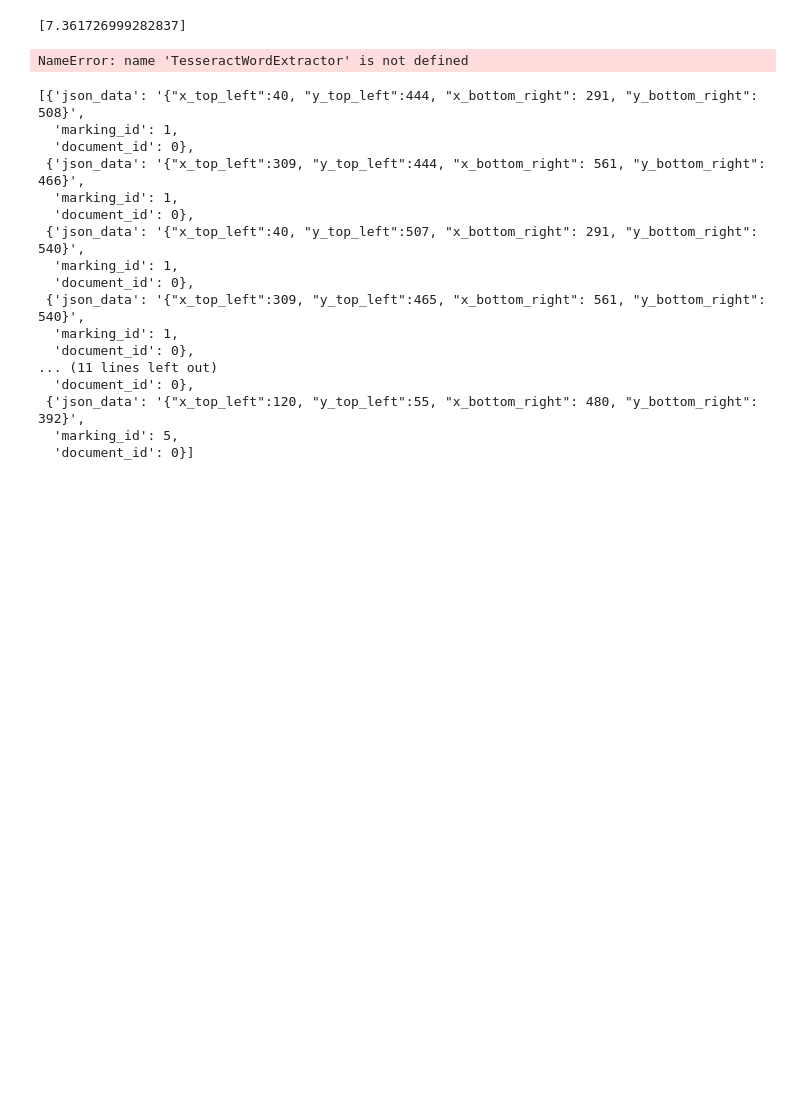
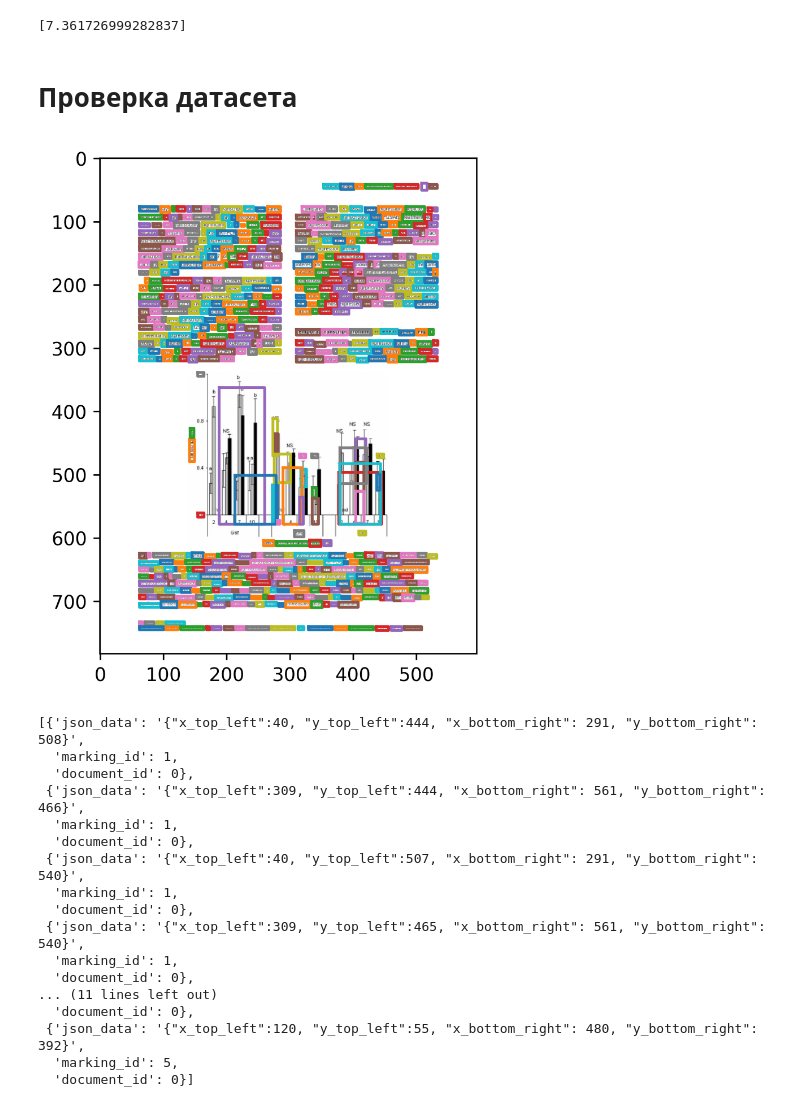
Before and after one commit to Dann38/layout_highlighter, a Jupyter notebook: imgDoc/model_training/dataset/json_dataset_from_micro_ts_publaynet.ipynb, the cells around one changed output. Saved outputs shown, nothing was run; the diff lists cells and outputs as text; code cells hidden in the pictures; blank space fills up the shorter version.

```diff
--- a/imgDoc/model_training/dataset/json_dataset_from_micro_ts_publaynet.ipynb
+++ b/imgDoc/model_training/dataset/json_dataset_from_micro_ts_publaynet.ipynb
@@ -29,6 +29,12 @@ def read_words(name_file):
         word.set_two_points(w)
         words.append(word)
     return words
+
+def read_Image(name_file):
+    path_file = os.path.join(path_mini_publaynet_train, name_file )
+    image = Image()
+    image.set_img_from_path(path_file)
+    return image
 
 def get_file_dataset(dataset, model, fun_get_words):
     list_vec = []
@@ -118,17 +124,29 @@ vec: 0.002740621566772461
 times_list
 # %% [output]
 [7.361726999282837]
+# %% [markdown]
+# Проверка датасета
 # %%
 import matplotlib.pyplot as plt
-t = TesseractWordExtractor()
-from img_doc.editors import AdapBinarizer
-
-b = AdapBinarizer()
-# %% [output]
-NameError: name 'TesseractWordExtractor' is not defined
 # %%
-doc = dataset["documents"][0]
-image = read_image(doc["image64"])
+doc_index = 1350
+
+doc = dataset["documents"][doc_index]
+words = read_words(doc["image64"])
+image = read_Image(doc["image64"])
+
+plt.figure(dpi=600)
+
+plt.imshow(image.img)
+
+for word in words:
+    x0 = word.segment.x_top_left
+    y0 = word.segment.y_top_left
+    x1 = word.segment.x_bottom_right
+    y1 = word.segment.y_bottom_right
+    plt.plot([x0, x0, x1, x1, x0], [y0, y1, y1, y0, y0])
+# %% [output]
+[figure, added]
 # %%
 is_into_segment = lambda point, json_seg: (json_seg["x_top_left"] < point[0] and json_seg["x_bottom_right"] > point[0] and
                                                    json_seg["y_top_left"] < point[1] and json_seg["y_bottom_right"] > point[1])
```
Also changed, not shown: 2 other files.
